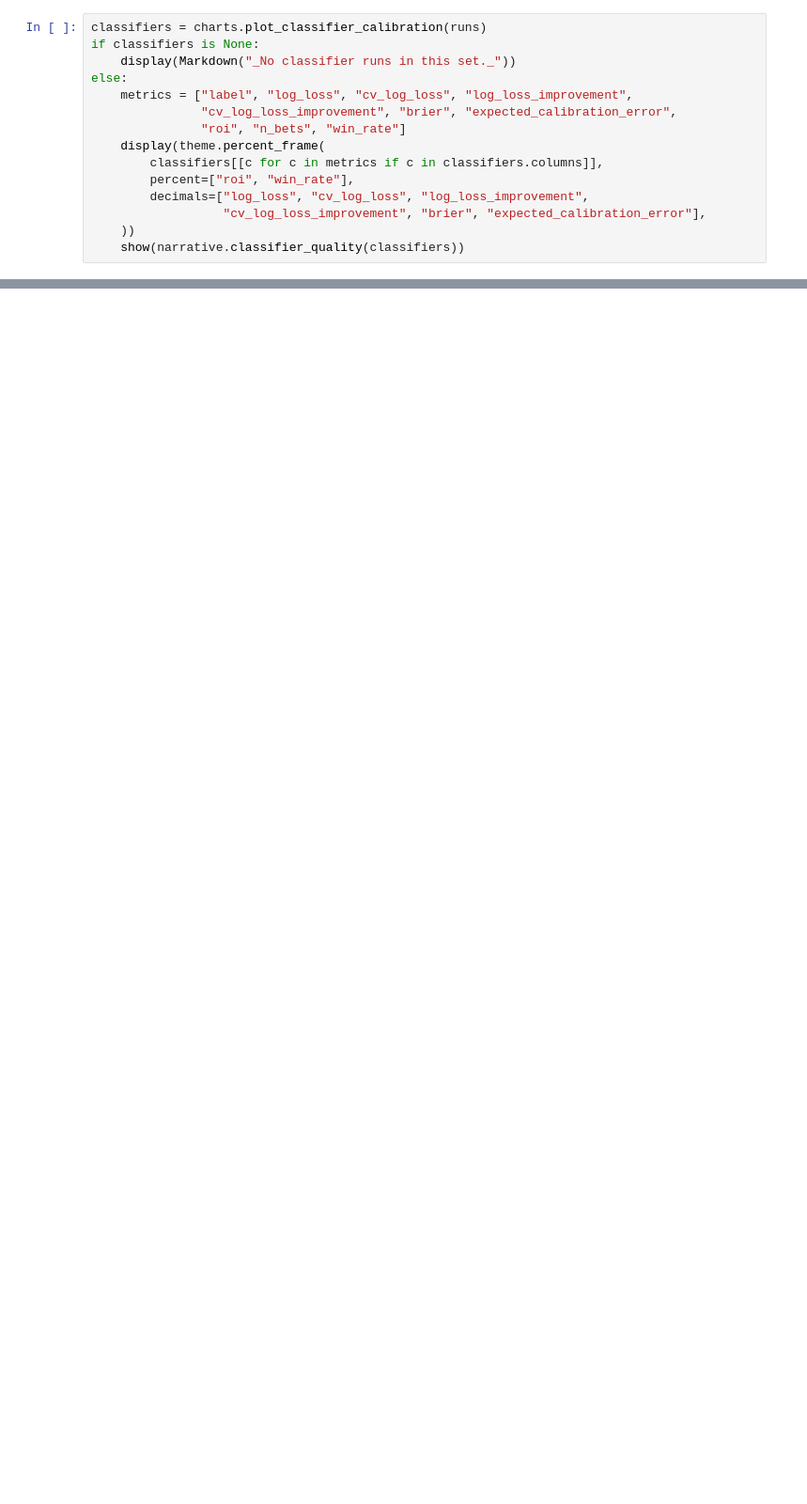
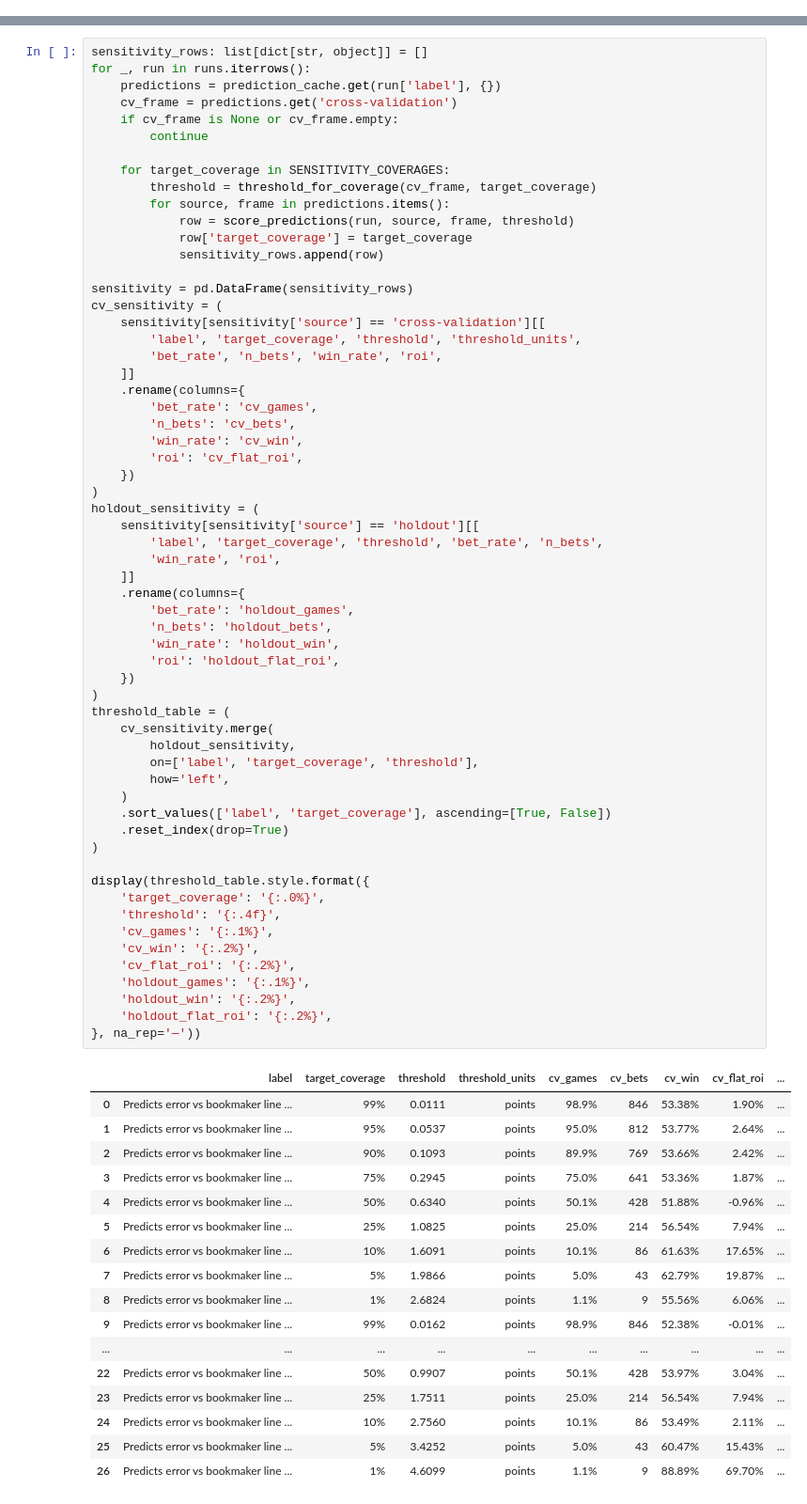
Before and after one commit to aalvarezvarela/NBA_over_under_predictor, a Jupyter notebook: experiments/notebooks/survey_experiments.ipynb, the cells around one changed output, grey strips where cells are left out. Shown at 94% size. Cells and saved outputs as stored; diff of their text form; blank space fills up the shorter version.

```diff
--- a/experiments/notebooks/survey_experiments.ipynb
+++ b/experiments/notebooks/survey_experiments.ipynb
@@ -467,15 +0,0 @@ reliability curve mean the stated probability can be taken at face value.
-# %%
-classifiers = charts.plot_classifier_calibration(runs)
-if classifiers is None:
-    display(Markdown("_No classifier runs in this set._"))
-else:
-    metrics = ["label", "log_loss", "cv_log_loss", "log_loss_improvement",
-               "cv_log_loss_improvement", "brier", "expected_calibration_error",
-               "roi", "n_bets", "win_rate"]
-    display(theme.percent_frame(
-        classifiers[[c for c in metrics if c in classifiers.columns]],
-        percent=["roi", "win_rate"],
-        decimals=["log_loss", "cv_log_loss", "log_loss_improvement",
-                  "cv_log_loss_improvement", "brier", "expected_calibration_error"],
-    ))
-    show(narrative.classifier_quality(classifiers))
@@ -673,0 +403,78 @@ which get regenerated.
+# %%
+sensitivity_rows: list[dict[str, object]] = []
+for _, run in runs.iterrows():
+    predictions = prediction_cache.get(run['label'], {})
+    cv_frame = predictions.get('cross-validation')
+    if cv_frame is None or cv_frame.empty:
+        continue
+
+    for target_coverage in SENSITIVITY_COVERAGES:
+        threshold = threshold_for_coverage(cv_frame, target_coverage)
+        for source, frame in predictions.items():
+            row = score_predictions(run, source, frame, threshold)
+            row['target_coverage'] = target_coverage
+            sensitivity_rows.append(row)
+
+sensitivity = pd.DataFrame(sensitivity_rows)
+cv_sensitivity = (
+    sensitivity[sensitivity['source'] == 'cross-validation'][[
+        'label', 'target_coverage', 'threshold', 'threshold_units',
+        'bet_rate', 'n_bets', 'win_rate', 'roi',
+    ]]
+    .rename(columns={
+        'bet_rate': 'cv_games',
+        'n_bets': 'cv_bets',
+        'win_rate': 'cv_win',
+        'roi': 'cv_flat_roi',
+    })
+)
+holdout_sensitivity = (
+    sensitivity[sensitivity['source'] == 'holdout'][[
+        'label', 'target_coverage', 'threshold', 'bet_rate', 'n_bets',
+        'win_rate', 'roi',
+    ]]
+    .rename(columns={
+        'bet_rate': 'holdout_games',
+        'n_bets': 'holdout_bets',
+        'win_rate': 'holdout_win',
+        'roi': 'holdout_flat_roi',
+    })
+)
+threshold_table = (
+    cv_sensitivity.merge(
+        holdout_sensitivity,
+        on=['label', 'target_coverage', 'threshold'],
+        how='left',
+    )
+    .sort_values(['label', 'target_coverage'], ascending=[True, False])
+    .reset_index(drop=True)
+)
+
+display(threshold_table.style.format({
+    'target_coverage': '{:.0%}',
+    'threshold': '{:.4f}',
+    'cv_games': '{:.1%}',
+    'cv_win': '{:.2%}',
+    'cv_flat_roi': '{:.2%}',
+    'holdout_games': '{:.1%}',
+    'holdout_win': '{:.2%}',
+    'holdout_flat_roi': '{:.2%}',
+}, na_rep='—'))
+# %% [output]
+|  | label | target_coverage | threshold | threshold_units | cv_games | cv_bets | cv_win | cv_flat_roi | ... |
+| 0 | Predicts error vs bookmaker line ... | 99% | 0.0111 | points | 98.9% | 846 | 53.38% | 1.90% | ... |
+| 1 | Predicts error vs bookmaker line ... | 95% | 0.0537 | points | 95.0% | 812 | 53.77% | 2.64% | ... |
+| 2 | Predicts error vs bookmaker line ... | 90% | 0.1093 | points | 89.9% | 769 | 53.66% | 2.42% | ... |
+| 3 | Predicts error vs bookmaker line ... | 75% | 0.2945 | points | 75.0% | 641 | 53.36% | 1.87% | ... |
+| 4 | Predicts error vs bookmaker line ... | 50% | 0.6340 | points | 50.1% | 428 | 51.88% | -0.96% | ... |
+| 5 | Predicts error vs bookmaker line ... | 25% | 1.0825 | points | 25.0% | 214 | 56.54% | 7.94% | ... |
+| 6 | Predicts error vs bookmaker line ... | 10% | 1.6091 | points | 10.1% | 86 | 61.63% | 17.65% | ... |
+| 7 | Predicts error vs bookmaker line ... | 5% | 1.9866 | points | 5.0% | 43 | 62.79% | 19.87% | ... |
+| 8 | Predicts error vs bookmaker line ... | 1% | 2.6824 | points | 1.1% | 9 | 55.56% | 6.06% | ... |
+| 9 | Predicts error vs bookmaker line ... | 99% | 0.0162 | points | 98.9% | 846 | 52.38% | -0.01% | ... |
+| ... | ... | ... | ... | ... | ... | ... | ... | ... | ... |
+| 22 | Predicts error vs bookmaker line ... | 50% | 0.9907 | points | 50.1% | 428 | 53.97% | 3.04% | ... |
+| 23 | Predicts error vs bookmaker line ... | 25% | 1.7511 | points | 25.0% | 214 | 56.54% | 7.94% | ... |
+| 24 | Predicts error vs bookmaker line ... | 10% | 2.7560 | points | 10.1% | 86 | 53.49% | 2.11% | ... |
+| 25 | Predicts error vs bookmaker line ... | 5% | 3.4252 | points | 5.0% | 43 | 60.47% | 15.43% | ... |
+| 26 | Predicts error vs bookmaker line ... | 1% | 4.6099 | points | 1.1% | 9 | 88.89% | 69.70% | ... |
```
Also changed, not shown: parts of 41 cells of this notebook.
